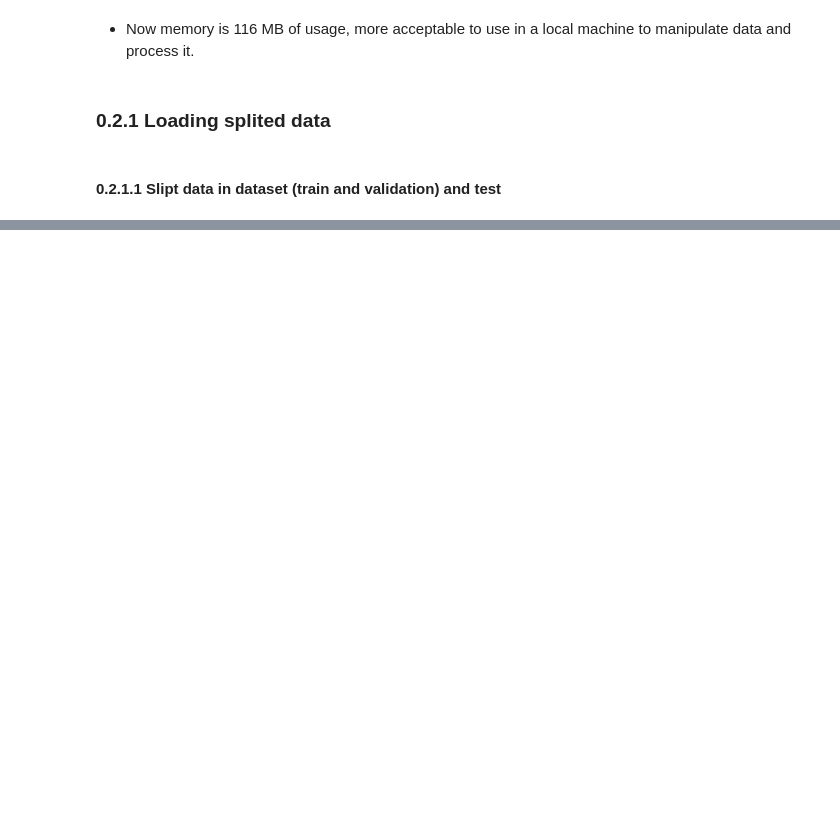
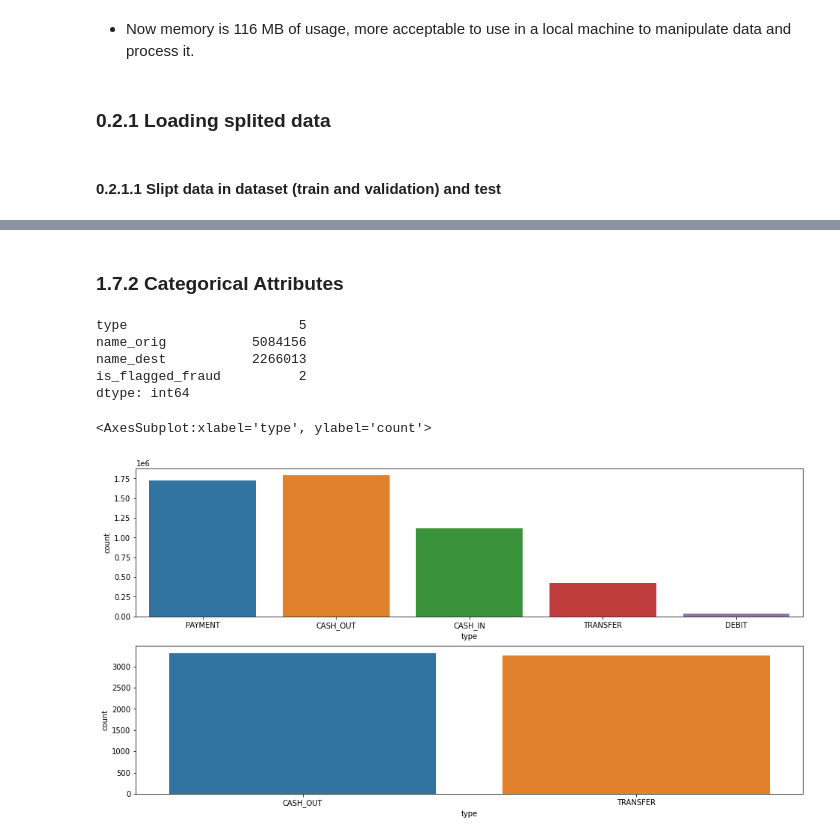
Before and after one commit to LessioGuilherme/pa002_block_fraud_company, a Jupyter notebook: notebooks/pa002_block_fraud_company_sprint01.ipynb, the cells around one changed output, grey strips where cells are left out. Saved outputs shown, nothing was run; the diff lists cells and outputs as text; code cells hidden in the pictures; blank space fills up the shorter version.

Commit message:
sprint01 of pa002_block_fraud_company

```diff
--- a/notebooks/pa002_block_fraud_company_sprint01.ipynb
+++ b/notebooks/pa002_block_fraud_company_sprint01.ipynb
@@ -102,0 +129,2 @@ ab
+# %%
+df1 = dataset.copy()
@@ -102,0 +133,3 @@ ab
+# %%
+cols_old = df1.columns
+cols_old
@@ -102,0 +141,6 @@ ab
+# %%
+snakecase = lambda x: inflection.underscore(x)
+cols_new = list(map(snakecase, cols_old))
+
+# rename
+df1.columns = cols_new
@@ -102,0 +298,19 @@ ab
+# %% [markdown]
+### 1.7.2 Categorical Attributes
+# %%
+cat_attributes.apply(lambda x: x.unique().shape[0])
+# %% [output]
+type                      5
+name_orig           5084156
+name_dest           2266013
+is_flagged_fraud          2
+dtype: int64
+# %%
+fig, axs = plt.subplots( nrows = 2,  figsize = (16,8))
+
+sns.countplot(x ='type', data= df1[df1['is_fraud']==0], ax=axs[0])
+
+sns.countplot(x ='type', data= df1[df1['is_fraud']==1], ax=axs[1])
+# %% [output]
+<AxesSubplot:xlabel='type', ylabel='count'>
+[figure, added]
```
Also changed, not shown: parts of 45 cells of this notebook.
